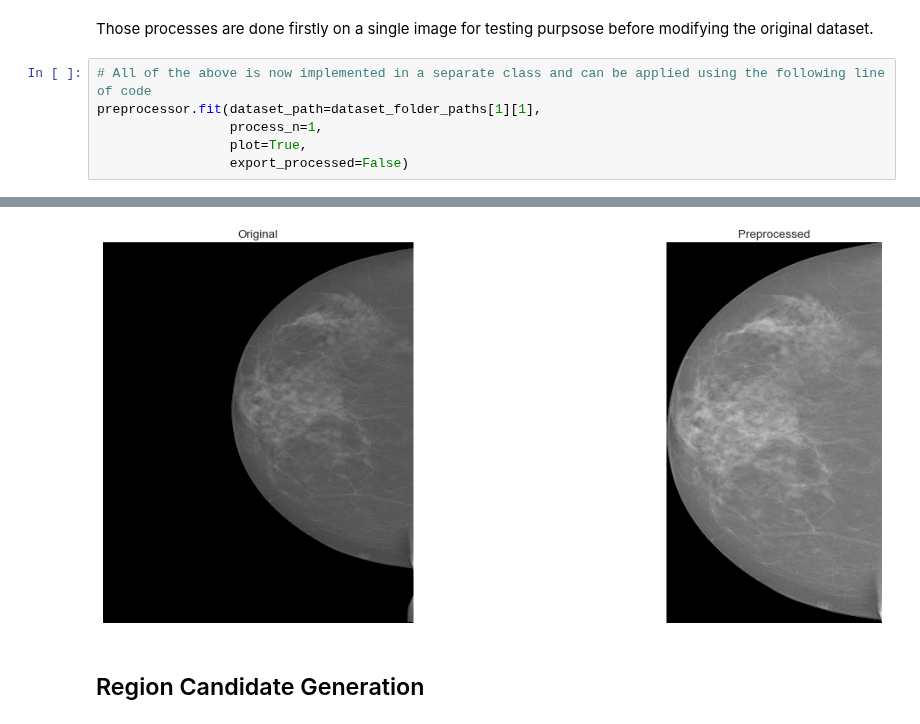
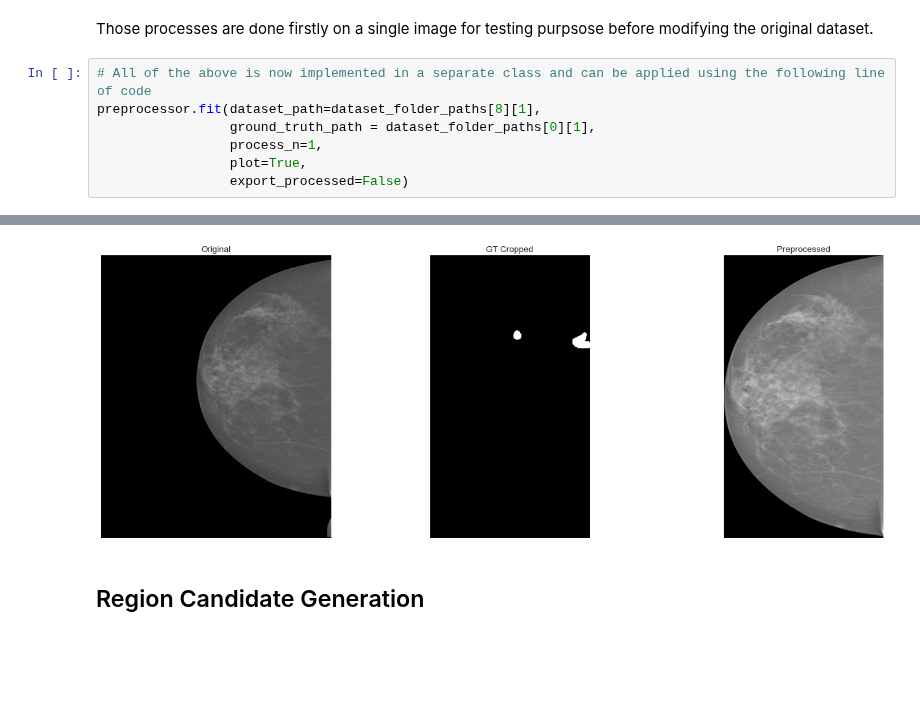
Before and after one commit to abdalrhmanu/breast-mass-detection-and-segmentation-using-multi-scale-morphological-sifting-and-kmeans-clustering, a Jupyter notebook: notebooks/Abdel-Notebook (mass detection implementation).ipynb, the cells around one changed output, grey strips where cells are left out. Cells and saved outputs as stored; diff of their text form; blank space fills up the shorter version.

```diff
--- a/notebooks/Abdel-Notebook (mass detection implementation).ipynb
+++ b/notebooks/Abdel-Notebook (mass detection implementation).ipynb
@@ -141,7 +132,8 @@ Pre-processing steps:
 Those processes are done firstly on a single image for testing purpsose before modifying the original dataset.
 # %%
 # All of the above is now implemented in a separate class and can be applied using the following line of code
-preprocessor.fit(dataset_path=dataset_folder_paths[1][1],
+preprocessor.fit(dataset_path=dataset_folder_paths[8][1],
+                 ground_truth_path = dataset_folder_paths[0][1],
                  process_n=1,
                  plot=True,
                  export_processed=False)
@@ -151,4 +143,4 @@ preprocessor.fit(dataset_path=dataset_folder_paths[1][1],
-[figure, old version]
+[figure, new version]
 # %% [markdown]
 ## Region Candidate Generation
 # %% [markdown]
```
Also changed, not shown: parts of 20 cells of this notebook.
